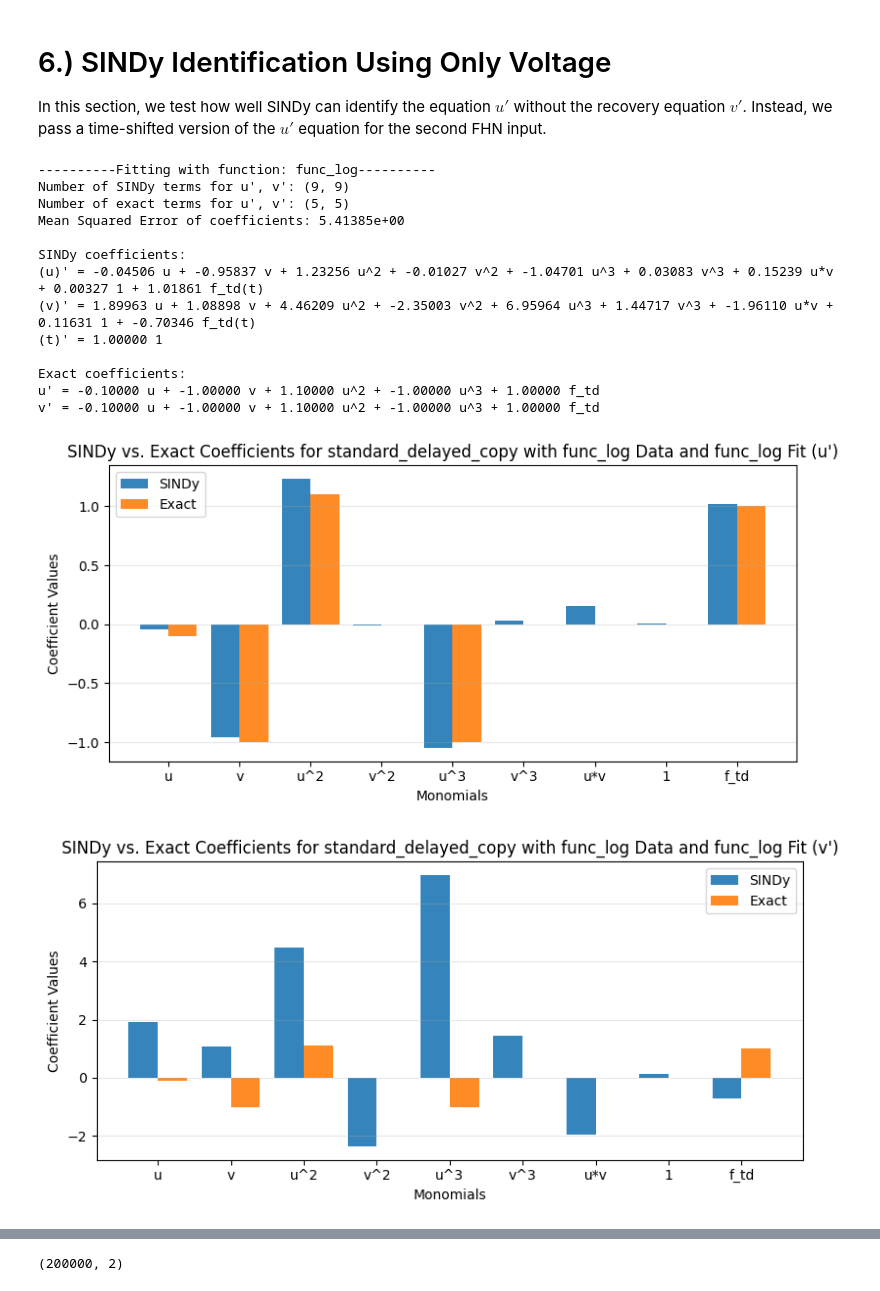
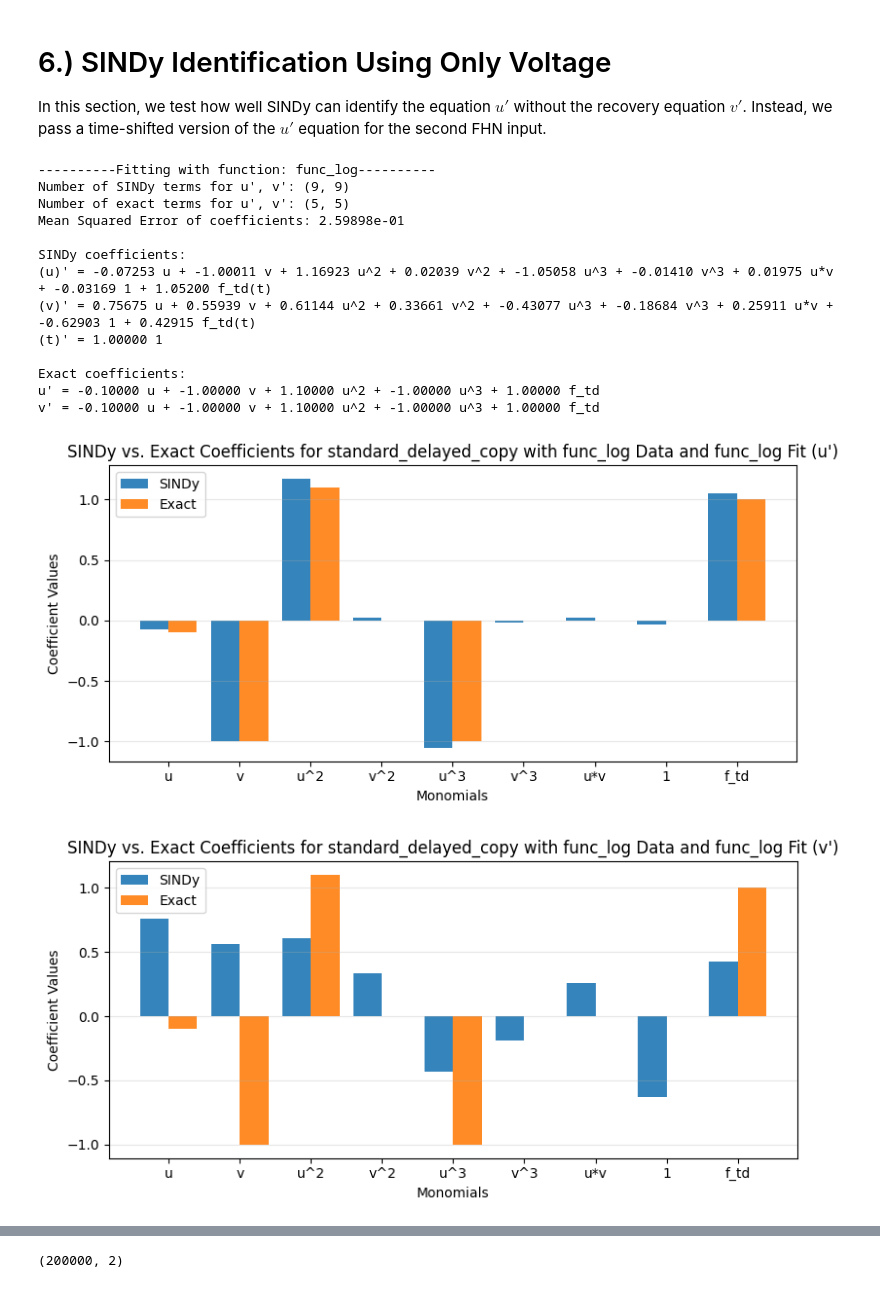
Before and after one commit to cswelch/SINDy-for-Cardiac-Electrophysiology, a Jupyter notebook: SINDy_non_autonomous_test.ipynb, the cells around one changed output, grey strips where cells are left out. Cells and saved outputs as stored; diff of their text form; code cells hidden in the pictures.

Commit message:
Added auto-oscillatory case to single-variable SINDy ID tests.  For some reason, this is even more sensitive to time step size than non-autonomous case; results still fail even with dt=0.005.

```diff
--- a/SINDy_non_autonomous_test.ipynb
+++ b/SINDy_non_autonomous_test.ipynb
@@ -639,27 +639,26 @@ In this section, we test how well SINDy can identify the equation $u'$ without t
 # %%
 a_copy_models = []
 
 # TODO Why are u, v fits different?
 # Test fit with same data and fitting non-autonomous terms. Notes on best practices for the parameters:
-# - Time range starts at 10 to avoid initial condition transients
 # - Use tau around 1/4 of the AP duration (155 TU stimulus --> ~ 167 TU APD, so tau ~ 40).
 print(f"----------Fitting with function: {func_log.__name__}----------")
-cur_gen_library_a_copy = GenLibraryFit(func_log, func_log, fhn_variant="standard_delayed_copy", ics=np.array([-0.1,0]), t_range=np.arange(10,2000,0.01), color="blue")
+cur_gen_library_a_copy = GenLibraryFit(func_log, func_log, fhn_variant="standard_delayed_copy", ics=np.array([-0.1,0]), t_range=np.arange(0,2000,0.05), color="blue")
 a_copy_models.append(cur_gen_library_a_copy.fit())
 print('\n\n')
 # %% [output]
 ----------Fitting with function: func_log----------
 Number of SINDy terms for u', v': (9, 9)
 Number of exact terms for u', v': (5, 5)
-Mean Squared Error of coefficients: 5.41385e+00
+Mean Squared Error of coefficients: 2.59898e-01
 
 SINDy coefficients:
-(u)' = -0.04506 u + -0.95837 v + 1.23256 u^2 + -0.01027 v^2 + -1.04701 u^3 + 0.03083 v^3 + 0.15239 u*v + 0.00327 1 + 1.01861 f_td(t)
-(v)' = 1.89963 u + 1.08898 v + 4.46209 u^2 + -2.35003 v^2 + 6.95964 u^3 + 1.44717 v^3 + -1.96110 u*v + 0.11631 1 + -0.70346 f_td(t)
+(u)' = -0.07253 u + -1.00011 v + 1.16923 u^2 + 0.02039 v^2 + -1.05058 u^3 + -0.01410 v^3 + 0.01975 u*v + -0.03169 1 + 1.05200 f_td(t)
+(v)' = 0.75675 u + 0.55939 v + 0.61144 u^2 + 0.33661 v^2 + -0.43077 u^3 + -0.18684 v^3 + 0.25911 u*v + -0.62903 1 + 0.42915 f_td(t)
 (t)' = 1.00000 1
 
 Exact coefficients:
 u' = -0.10000 u + -1.00000 v + 1.10000 u^2 + -1.00000 u^3 + 1.00000 f_td
 v' = -0.10000 u + -1.00000 v + 1.10000 u^2 + -1.00000 u^3 + 1.00000 f_td
-[figure, old version]
+[figure, new version]
-[figure, old version]
+[figure, new version]
```
Also changed, not shown: parts of 3 cells of this notebook, 1 other file.
